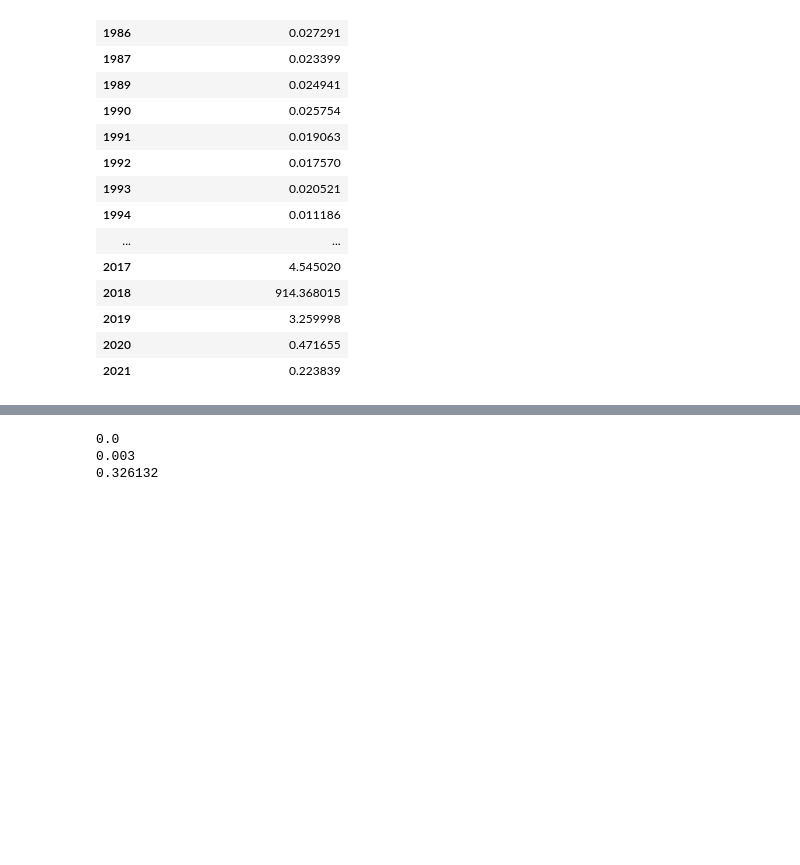
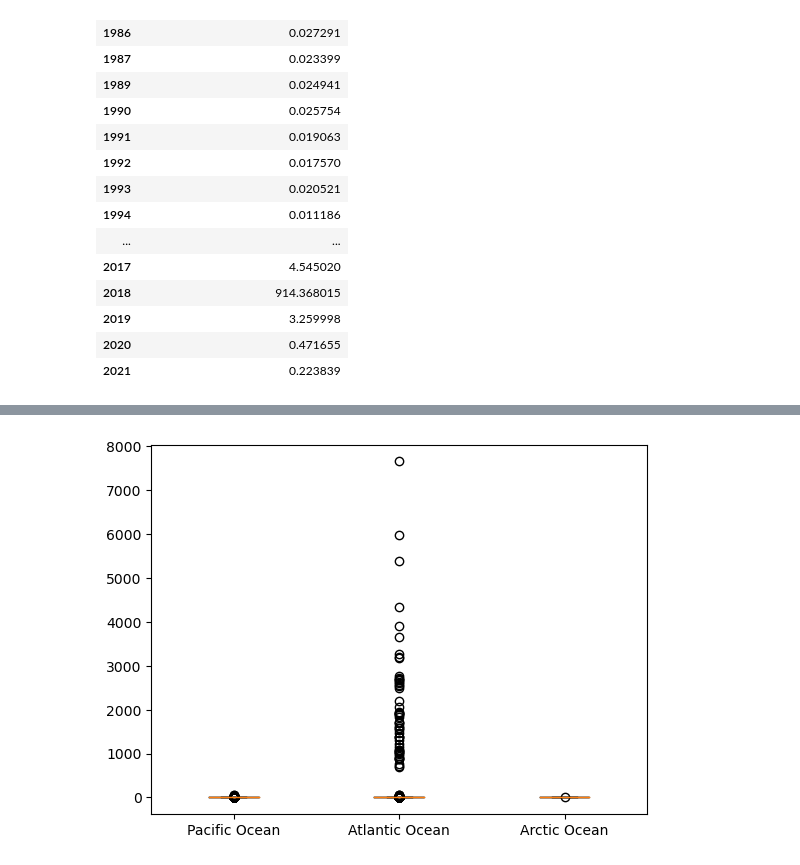
Before and after one commit to emalaki/Project-1, a Jupyter notebook: aa-notebook.ipynb, the cells around one changed output, grey strips where cells are left out. Drawn from its saved outputs; the diff is of its cells as text; code cells hidden in the pictures; blank space fills up the shorter version.

```diff
--- a/aa-notebook.ipynb
+++ b/aa-notebook.ipynb
@@ -206,11 +210,8 @@ ocean_quantiles
 Name: Measurement, dtype: float64
-# %%
-pacdf = clean_microplastics_df.loc[clean_microplastics_df["Oceans"]=="Pacific Ocean", "Measurement"]
-print(pacdf.quantile(0.25))
-print(pacdf.quantile(0.5))
-print(pacdf.quantile(0.75))
-# %% [output]
-0.0
-0.003
-0.326132
+# %%
+#note that this boxplot DOES show outliers
+plt.boxplot(ocean_amt_list,labels=ocean_list,showfliers=True)
+plt.show()
+# %% [output]
+[figure, added]
 # %%
```
Also changed, not shown: parts of 3 cells of this notebook.
